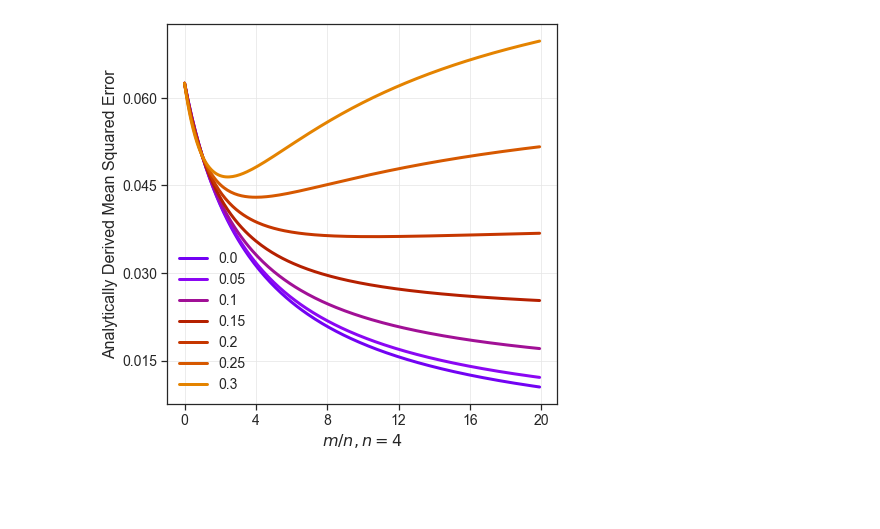
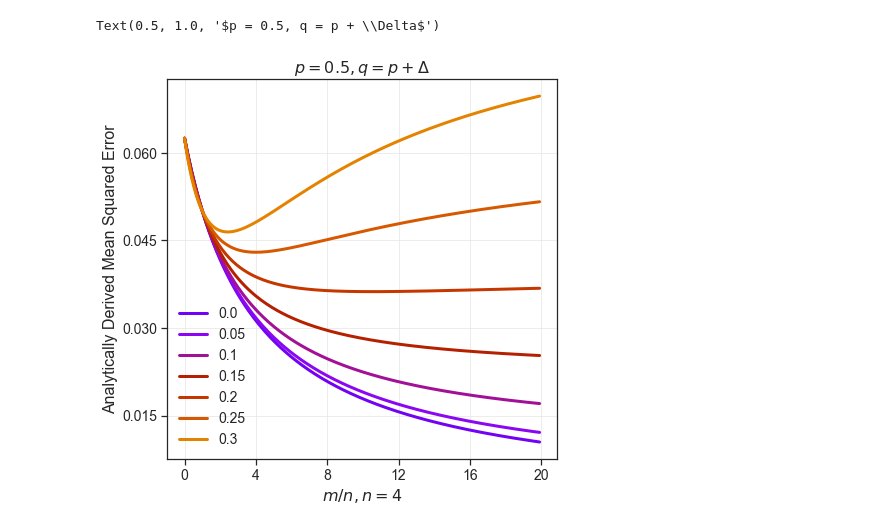
Before and after one commit to neurodata/superefficient-estimators, a Jupyter notebook: notebooks/bernoulli_problem.ipynb, the cells around one changed output. Saved outputs shown, nothing was run; the diff lists cells and outputs as text; code cells hidden in the pictures; blank space fills up the shorter version.

```diff
--- a/notebooks/bernoulli_problem.ipynb
+++ b/notebooks/bernoulli_problem.ipynb
@@ -32,16 +32,18 @@ mse_list = np.array(mse_list)
 # %%
 fontsize = 16
 labelsize = 14
 fig, ax = plt.subplots(figsize=(7, 7))
 cmap = [plt.cm.gnuplot(i) for i in np.linspace(0.2, 0.8, len(delta_list))]
 for i, delta in enumerate(delta_list):
     ax.plot(m_list, mse_list[i], c=cmap[i], lw=3, label=str(np.round(delta, 2)))
 ax.set_ylabel("Analytically Derived Mean Squared Error", fontsize=fontsize)
 ax.set_xlabel(r"$m/n, n=4$", fontsize=fontsize)
 ax.tick_params(axis='x', labelsize=labelsize)
 ax.tick_params(axis='y', labelsize=labelsize)
 ax.legend(fontsize=labelsize, frameon=False)
 ax.xaxis.set_major_locator(MaxNLocator(6))
 ax.yaxis.set_major_locator(MaxNLocator(5))
+ax.set_title(r"$p = {}, q = p + \Delta$".format(p), fontsize=fontsize)
 # %% [output]
+Text(0.5, 1.0, '$p = 0.5, q = p + \\Delta$')
-[figure, old version]
+[figure, new version]
```
